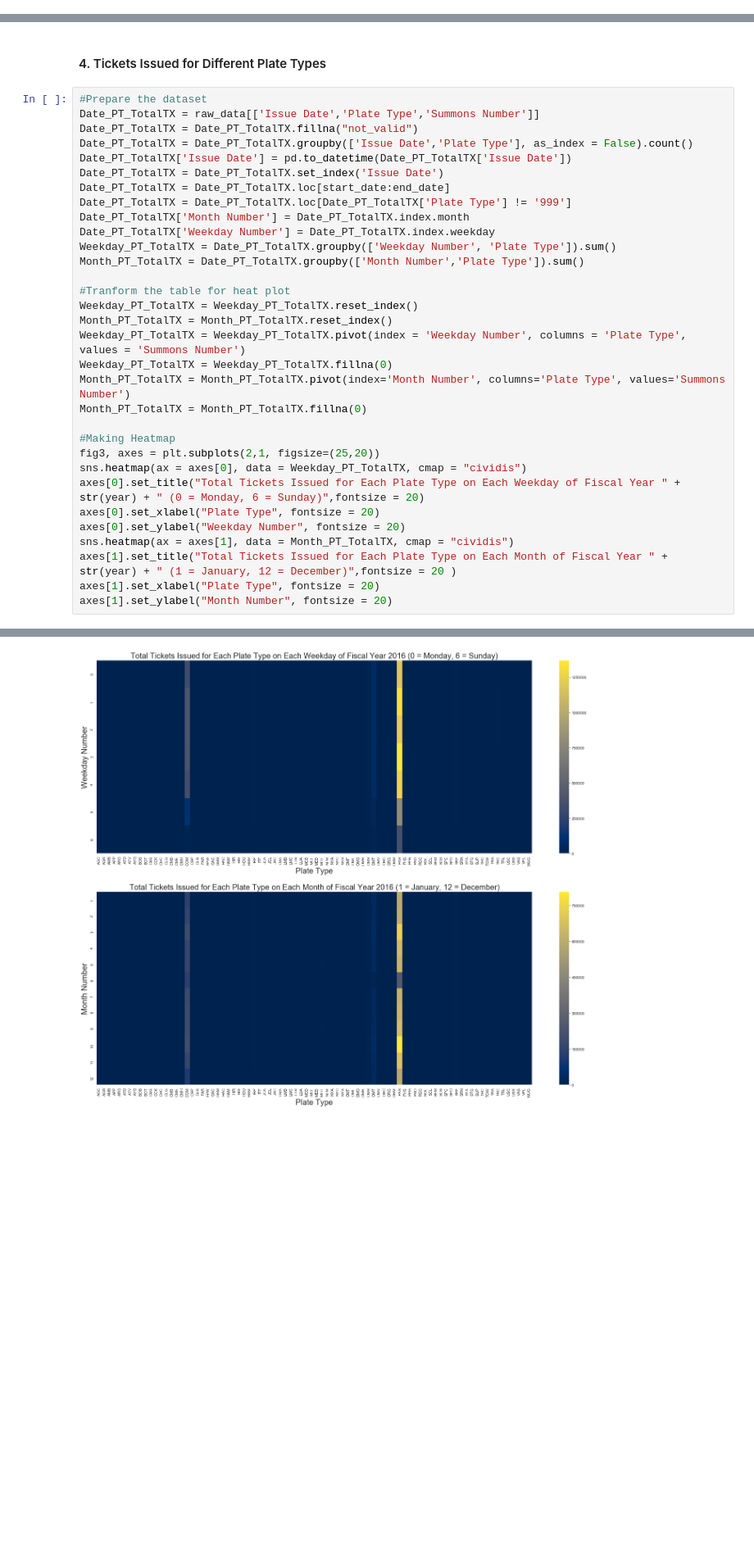
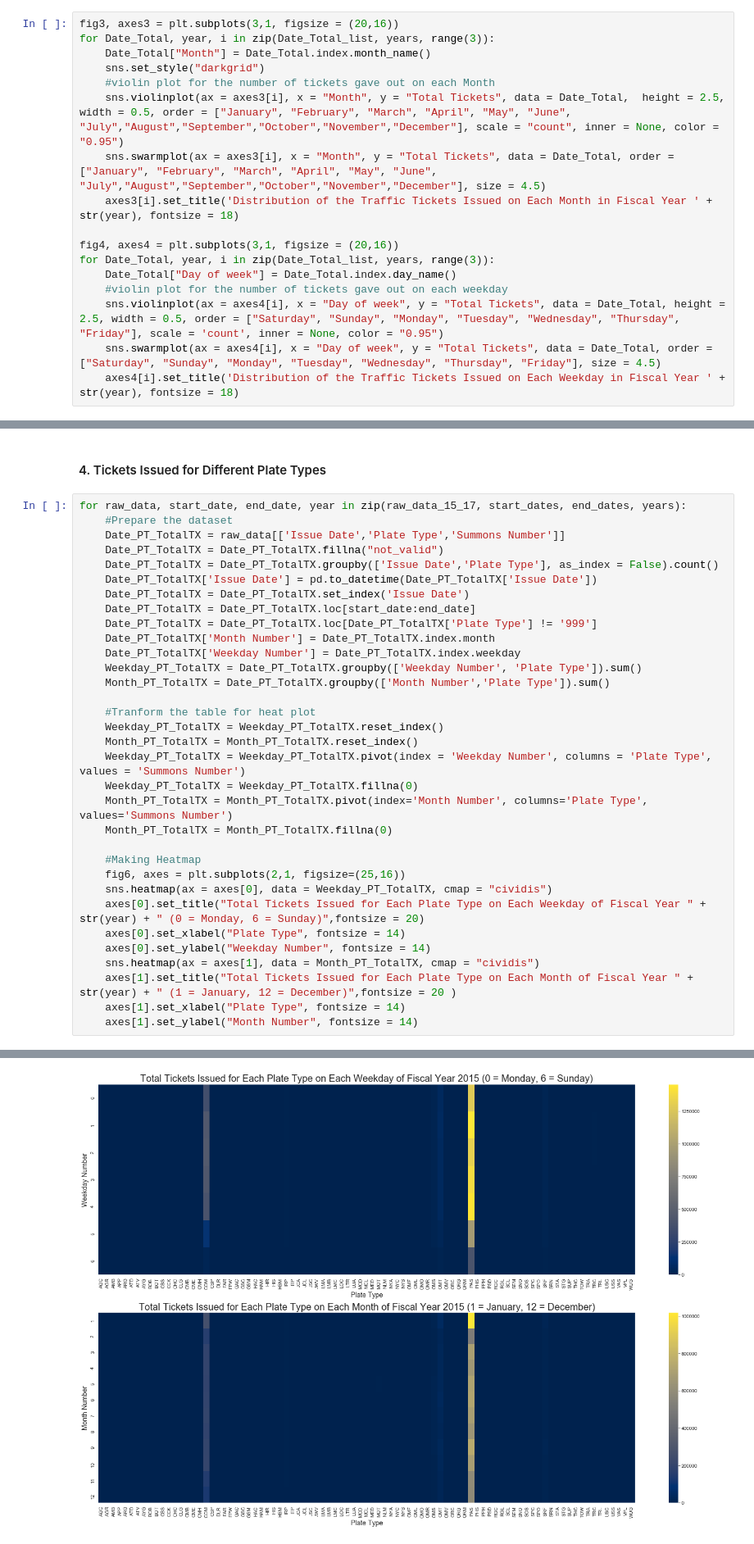
Before and after one commit to siuyik11/NYC_parking_ticket_analysis, a Jupyter notebook: NYC_parking_ticket_analysis.ipynb, the cells around one changed output, grey strips where cells are left out. Shown at 82% size. Cells and saved outputs as stored; diff of their text form; blank space fills up the shorter version.

```diff
--- a/NYC_parking_ticket_analysis.ipynb
+++ b/NYC_parking_ticket_analysis.ipynb
@@ -87,0 +119,17 @@ sns.set_style('darkgrid')
+# %%
+fig3, axes3 = plt.subplots(3,1, figsize = (20,16))
+for Date_Total, year, i in zip(Date_Total_list, years, range(3)):
+    Date_Total["Month"] = Date_Total.index.month_name()
+    sns.set_style("darkgrid")
+    #violin plot for the number of tickets gave out on each Month
+    sns.violinplot(ax = axes3[i], x = "Month", y = "Total Tickets", data = Date_Total,  height = 2.5, width = 0.5, order = ["January", "February", "March", "April", "May", "June", "July","August","September","October","November","December"], scale = "count", inner = None, color = "0.95")
+    sns.swarmplot(ax = axes3[i], x = "Month", y = "Total Tickets", data = Date_Total, order = ["January", "February", "March", "April", "May", "June", "July","August","September","October","November","December"], size = 4.5)
+    axes3[i].set_title('Distribution of the Traffic Tickets Issued on Each Month in Fiscal Year ' + str(year), fontsize = 18)
+
+fig4, axes4 = plt.subplots(3,1, figsize = (20,16))
+for Date_Total, year, i in zip(Date_Total_list, years, range(3)):
+    Date_Total["Day of week"] = Date_Total.index.day_name()
+    #violin plot for the number of tickets gave out on each weekday
+    sns.violinplot(ax = axes4[i], x = "Day of week", y = "Total Tickets", data = Date_Total, height = 2.5, width = 0.5, order = ["Saturday", "Sunday", "Monday", "Tuesday", "Wednesday", "Thursday", "Friday"], scale = 'count', inner = None, color = "0.95")
+    sns.swarmplot(ax = axes4[i], x = "Day of week", y = "Total Tickets", data = Date_Total, order = ["Saturday", "Sunday", "Monday", "Tuesday", "Wednesday", "Thursday", "Friday"], size = 4.5)
+    axes4[i].set_title('Distribution of the Traffic Tickets Issued on Each Weekday in Fiscal Year ' + str(year), fontsize = 18)
@@ -129,35 +180,36 @@ for i in range(13):
 # %% [markdown]
 #### 4. Tickets Issued for Different Plate Types
 # %%
-#Prepare the dataset
-Date_PT_TotalTX = raw_data[['Issue Date','Plate Type','Summons Number']]
-Date_PT_TotalTX = Date_PT_TotalTX.fillna("not_valid")
-Date_PT_TotalTX = Date_PT_TotalTX.groupby(['Issue Date','Plate Type'], as_index = False).count()
-Date_PT_TotalTX['Issue Date'] = pd.to_datetime(Date_PT_TotalTX['Issue Date'])
-Date_PT_TotalTX = Date_PT_TotalTX.set_index('Issue Date')
-Date_PT_TotalTX = Date_PT_TotalTX.loc[start_date:end_date]
-Date_PT_TotalTX = Date_PT_TotalTX.loc[Date_PT_TotalTX['Plate Type'] != '999']
-Date_PT_TotalTX['Month Number'] = Date_PT_TotalTX.index.month
-Date_PT_TotalTX['Weekday Number'] = Date_PT_TotalTX.index.weekday
-Weekday_PT_TotalTX = Date_PT_TotalTX.groupby(['Weekday Number', 'Plate Type']).sum()
-Month_PT_TotalTX = Date_PT_TotalTX.groupby(['Month Number','Plate Type']).sum()
+for raw_data, start_date, end_date, year in zip(raw_data_15_17, start_dates, end_dates, years):
+    #Prepare the dataset
+    Date_PT_TotalTX = raw_data[['Issue Date','Plate Type','Summons Number']]
+    Date_PT_TotalTX = Date_PT_TotalTX.fillna("not_valid")
+    Date_PT_TotalTX = Date_PT_TotalTX.groupby(['Issue Date','Plate Type'], as_index = False).count()
+    Date_PT_TotalTX['Issue Date'] = pd.to_datetime(Date_PT_TotalTX['Issue Date'])
+    Date_PT_TotalTX = Date_PT_TotalTX.set_index('Issue Date')
+    Date_PT_TotalTX = Date_PT_TotalTX.loc[start_date:end_date]
+    Date_PT_TotalTX = Date_PT_TotalTX.loc[Date_PT_TotalTX['Plate Type'] != '999']
+    Date_PT_TotalTX['Month Number'] = Date_PT_TotalTX.index.month
+    Date_PT_TotalTX['Weekday Number'] = Date_PT_TotalTX.index.weekday
+    Weekday_PT_TotalTX = Date_PT_TotalTX.groupby(['Weekday Number', 'Plate Type']).sum()
+    Month_PT_TotalTX = Date_PT_TotalTX.groupby(['Month Number','Plate Type']).sum()
 
-#Tranform the table for heat plot
-Weekday_PT_TotalTX = Weekday_PT_TotalTX.reset_index()
-Month_PT_TotalTX = Month_PT_TotalTX.reset_index()
-Weekday_PT_TotalTX = Weekday_PT_TotalTX.pivot(index = 'Weekday Number', columns = 'Plate Type', values = 'Summons Number')
-Weekday_PT_TotalTX = Weekday_PT_TotalTX.fillna(0)
-Month_PT_TotalTX = Month_PT_TotalTX.pivot(index='Month Number', columns='Plate Type', values='Summons Number')
-Month_PT_TotalTX = Month_PT_TotalTX.fillna(0)
+    #Tranform the table for heat plot
+    Weekday_PT_TotalTX = Weekday_PT_TotalTX.reset_index()
+    Month_PT_TotalTX = Month_PT_TotalTX.reset_index()
+    Weekday_PT_TotalTX = Weekday_PT_TotalTX.pivot(index = 'Weekday Number', columns = 'Plate Type', values = 'Summons Number')
+    Weekday_PT_TotalTX = Weekday_PT_TotalTX.fillna(0)
+    Month_PT_TotalTX = Month_PT_TotalTX.pivot(index='Month Number', columns='Plate Type', values='Summons Number')
+    Month_PT_TotalTX = Month_PT_TotalTX.fillna(0)
 
-#Making Heatmap
-fig3, axes = plt.subplots(2,1, figsize=(25,20))
-sns.heatmap(ax = axes[0], data = Weekday_PT_TotalTX, cmap = "cividis")
-axes[0].set_title("Total Tickets Issued for Each Plate Type on Each Weekday of Fiscal Year " + str(year) + " (0 = Monday, 6 = Sunday)",fontsize = 20)
-axes[0].set_xlabel("Plate Type", fontsize = 20)
-axes[0].set_ylabel("Weekday Number", fontsize = 20)
-sns.heatmap(ax = axes[1], data = Month_PT_TotalTX, cmap = "cividis")
-axes[1].set_title("Total Tickets Issued for Each Plate Type on Each Month of Fiscal Year " + str(year) + " (1 = January, 12 = December)",fontsize = 20 )
-axes[1].set_xlabel("Plate Type", fontsize = 20)
-axes[1].set_ylabel("Month Number", fontsize = 20)
+    #Making Heatmap
+    fig6, axes = plt.subplots(2,1, figsize=(25,16))
+    sns.heatmap(ax = axes[0], data = Weekday_PT_TotalTX, cmap = "cividis")
+    axes[0].set_title("Total Tickets Issued for Each Plate Type on Each Weekday of Fiscal Year " + str(year) + " (0 = Monday, 6 = Sunday)",fontsize = 20)
+    axes[0].set_xlabel("Plate Type", fontsize = 14)
+    axes[0].set_ylabel("Weekday Number", fontsize = 14)
+    sns.heatmap(ax = axes[1], data = Month_PT_TotalTX, cmap = "cividis")
+    axes[1].set_title("Total Tickets Issued for Each Plate Type on Each Month of Fiscal Year " + str(year) + " (1 = January, 12 = December)",fontsize = 20 )
+    axes[1].set_xlabel("Plate Type", fontsize = 14)
+    axes[1].set_ylabel("Month Number", fontsize = 14)
 # %% [output]
@@ -165 +216 @@ Text(205.0, 0.5, 'Month Number')
-[figure, old version]
+[figure, new version]
```
Also changed, not shown: parts of 19 cells of this notebook.
